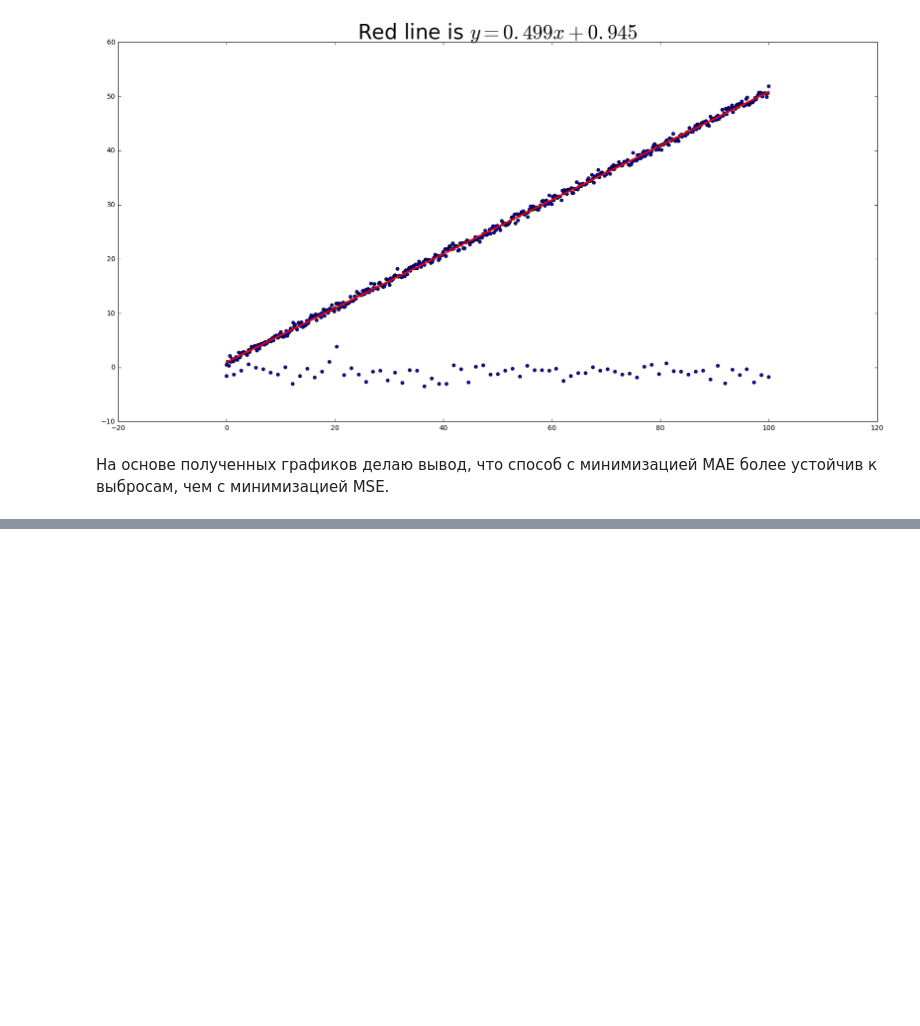
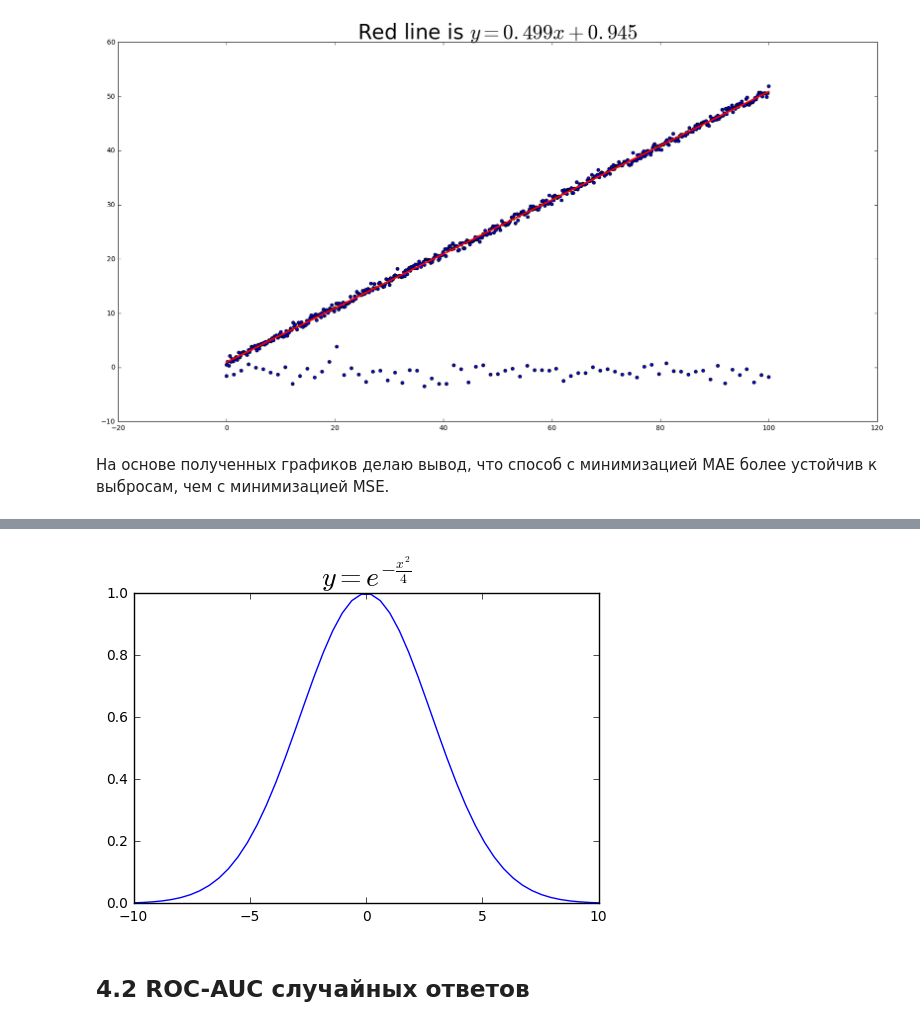
Before and after one commit to akarazeev/ML-6-7sem-MIPT-2017, a Jupyter notebook: hw1/hw1.ipynb, the cells around one changed output, grey strips where cells are left out. Saved outputs shown, nothing was run; the diff lists cells and outputs as text; code cells hidden in the pictures; blank space fills up the shorter version.

```diff
--- a/hw1/hw1.ipynb
+++ b/hw1/hw1.ipynb
@@ -330,0 +347,11 @@ plt.show()
+# %%
+x = np.linspace(-10,10)
+y = np.exp(-(x/4)**2)
+
+plt.plot(x,y)
+plt.title('$y = e^{-\\frac{x^2}{4}}$', fontsize=20)
+plt.show()
+# %% [output]
+[figure, added]
+# %% [markdown]
+## 4.2 ROC-AUC случайных ответов
```
Also changed, not shown: parts of 7 cells of this notebook.
